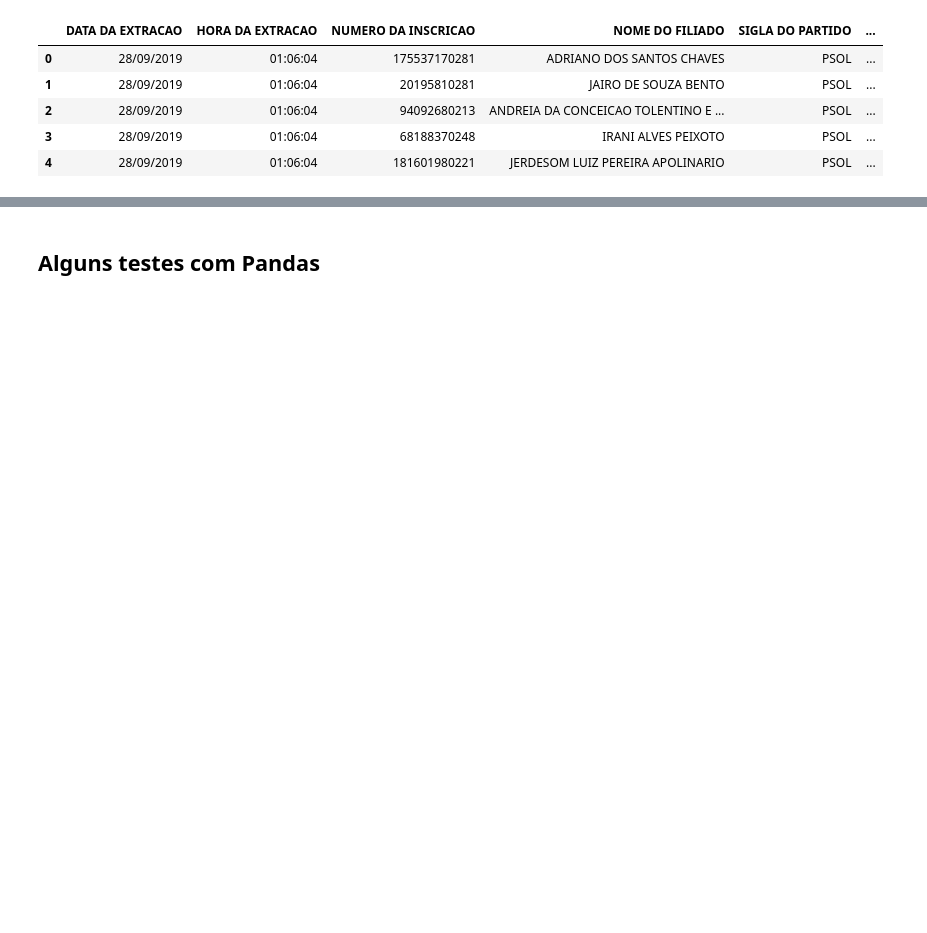
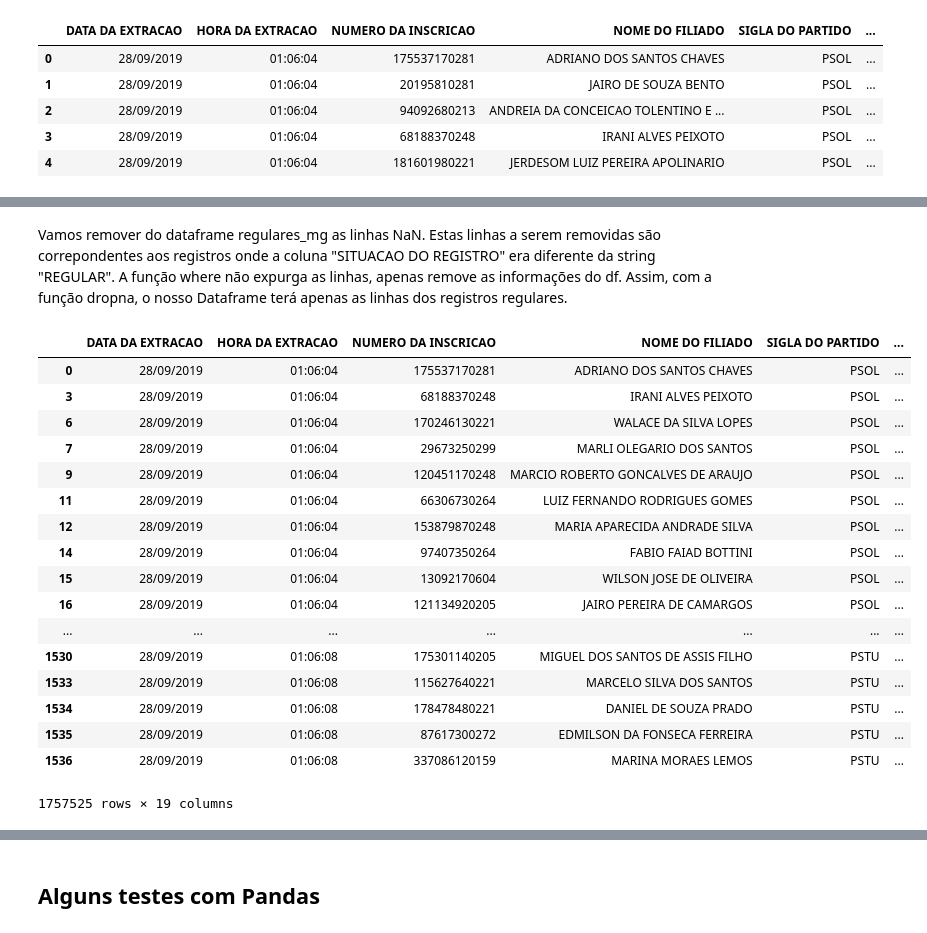
Before and after one commit to pedreirodelima/MG_Filiados, a Jupyter notebook: MG Filiados.ipynb, the cells around one changed output, grey strips where cells are left out. Cells and saved outputs as stored; diff of their text form; code cells hidden in the pictures; blank space fills up the shorter version.

```diff
--- a/MG Filiados.ipynb
+++ b/MG Filiados.ipynb
@@ -161,0 +169,24 @@ df[cols]
+# %% [markdown]
+Vamos remover do dataframe regulares_mg as linhas NaN. Estas linhas a serem removidas são correpondentes aos registros onde a coluna "SITUACAO DO REGISTRO" era diferente da string "REGULAR". A função where não expurga as linhas, apenas remove as informações do df. Assim, com a função dropna, o nosso Dataframe terá apenas as linhas dos registros regulares.
+# %%
+regulares_mg = regulares_mg.dropna(axis=0, how='all')
+regulares_mg
+# %% [output]
+|  | DATA DA EXTRACAO | HORA DA EXTRACAO | NUMERO DA INSCRICAO | NOME DO FILIADO | SIGLA DO PARTIDO | ... |
+| 0 | 28/09/2019 | 01:06:04 | 175537170281 | ADRIANO DOS SANTOS CHAVES | PSOL | ... |
+| 3 | 28/09/2019 | 01:06:04 | 68188370248 | IRANI ALVES PEIXOTO | PSOL | ... |
+| 6 | 28/09/2019 | 01:06:04 | 170246130221 | WALACE DA SILVA LOPES | PSOL | ... |
+| 7 | 28/09/2019 | 01:06:04 | 29673250299 | MARLI OLEGARIO DOS SANTOS | PSOL | ... |
+| 9 | 28/09/2019 | 01:06:04 | 120451170248 | MARCIO ROBERTO GONCALVES DE ARAUJO | PSOL | ... |
+| 11 | 28/09/2019 | 01:06:04 | 66306730264 | LUIZ FERNANDO RODRIGUES GOMES | PSOL | ... |
+| 12 | 28/09/2019 | 01:06:04 | 153879870248 | MARIA APARECIDA ANDRADE SILVA | PSOL | ... |
+| 14 | 28/09/2019 | 01:06:04 | 97407350264 | FABIO FAIAD BOTTINI | PSOL | ... |
+| 15 | 28/09/2019 | 01:06:04 | 13092170604 | WILSON JOSE DE OLIVEIRA | PSOL | ... |
+| 16 | 28/09/2019 | 01:06:04 | 121134920205 | JAIRO PEREIRA DE CAMARGOS | PSOL | ... |
+| ... | ... | ... | ... | ... | ... | ... |
+| 1530 | 28/09/2019 | 01:06:08 | 175301140205 | MIGUEL DOS SANTOS DE ASSIS FILHO | PSTU | ... |
+| 1533 | 28/09/2019 | 01:06:08 | 115627640221 | MARCELO SILVA DOS SANTOS | PSTU | ... |
+| 1534 | 28/09/2019 | 01:06:08 | 178478480221 | DANIEL DE SOUZA PRADO | PSTU | ... |
+| 1535 | 28/09/2019 | 01:06:08 | 87617300272 | EDMILSON DA FONSECA FERREIRA | PSTU | ... |
+| 1536 | 28/09/2019 | 01:06:08 | 337086120159 | MARINA MORAES LEMOS | PSTU | ... |
+1757525 rows × 19 columns
```
Also changed, not shown: parts of 40 cells of this notebook.
